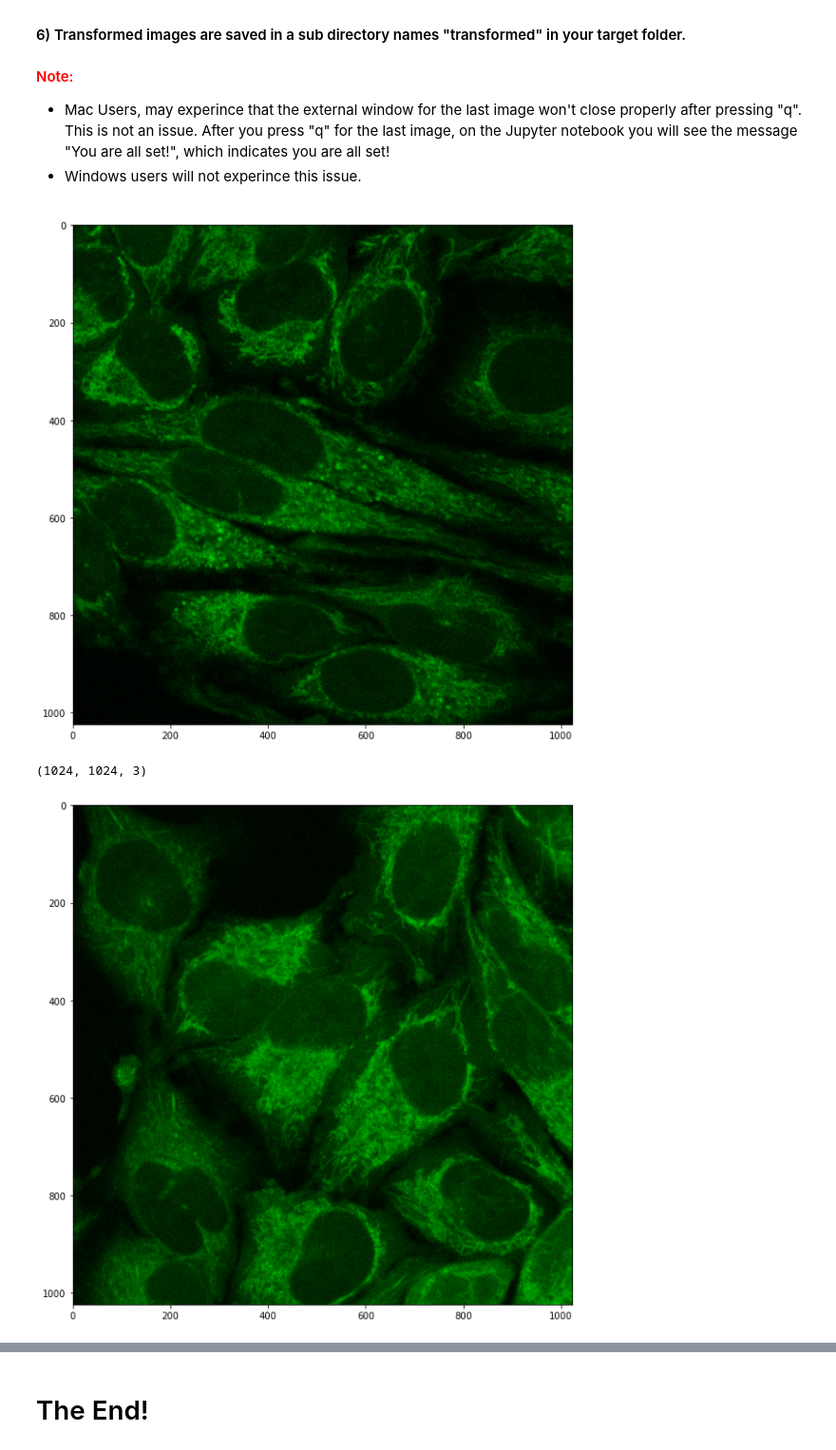
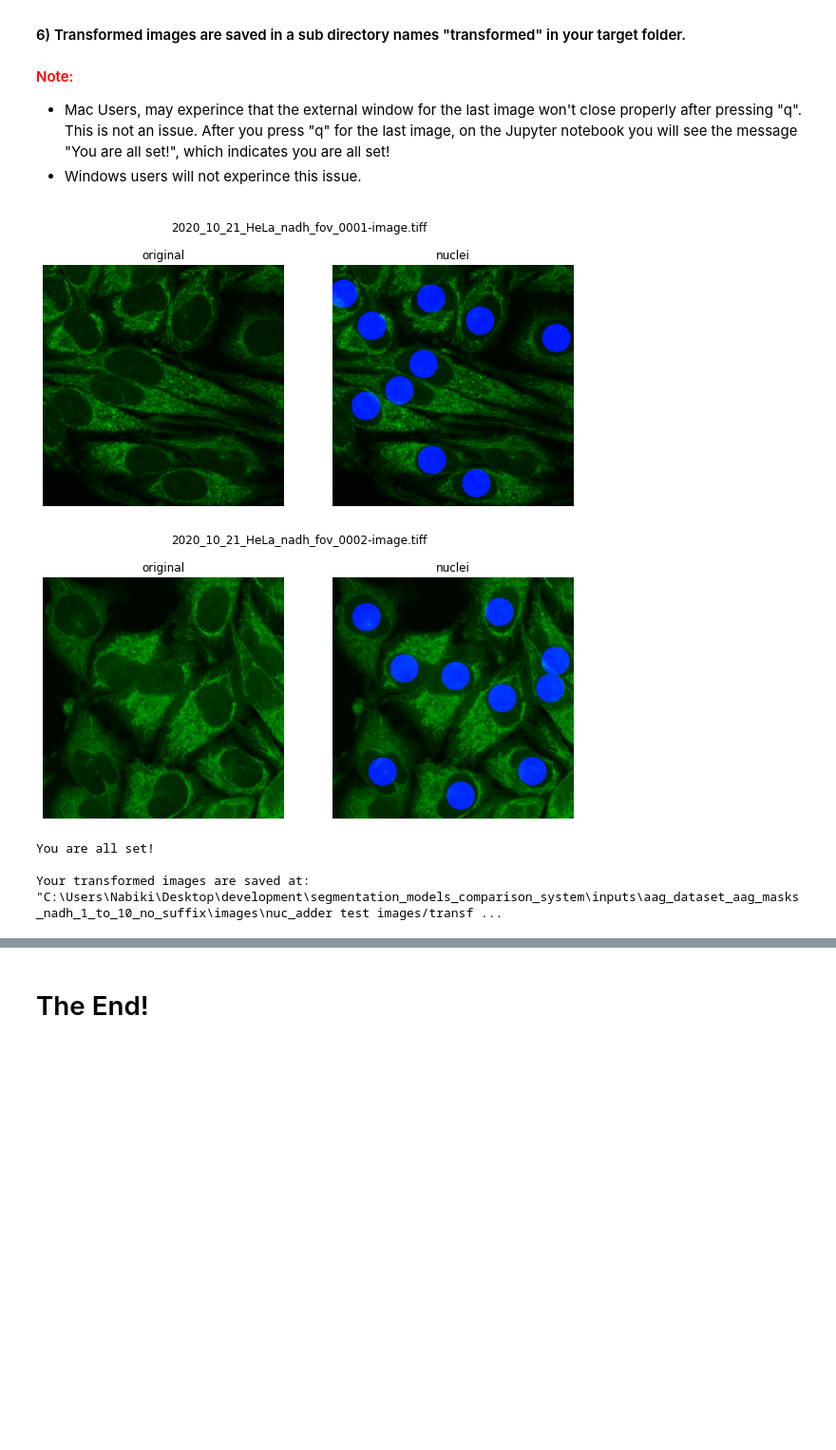
Before and after one commit to emmanuel-contreras/Mito-Hacker, a Jupyter notebook: Nuc_Adder.ipynb, the cells around one changed output, grey strips where cells are left out. Shown: that part at 95% size. Saved outputs shown, nothing was run; the diff lists cells and outputs as text; code cells hidden in the pictures; folded sections open; blank space fills up the shorter version.

Commit message:
changed the way nuclei images are displayed on opencv, made sure nuclei are added to the correct channel without disrupting R or G channels

```diff
--- a/Nuc_Adder.ipynb
+++ b/Nuc_Adder.ipynb
@@ -130,9 +132,6 @@ for image in cleaned_list:
 
     img1 = plt.imread(image_address,-1)
     img = deepcopy(img1)
-    plt.figure(figsize=(10,10))
-    plt.imshow(img1)
-    plt.show()
     how_many = 1#cemia.how_many_cells()
 
     for i in range(how_many):
@@ -168,37 +167,50 @@ for image in cleaned_list:
                     current_former_y = former_y
                     points.append((current_former_x,current_former_y))
 
             return former_x,former_y, points
 
         cv2.namedWindow("Kashatus Lab",cv2.WINDOW_NORMAL)
         cv2.resizeWindow("Kashatus Lab",img.shape[0]//2,img.shape[1]//2)
         cv2.setMouseCallback('Kashatus Lab',boundary)
         while(1):
             cv2.imshow('Kashatus Lab',cv2.cvtColor(img, cv2.COLOR_BGR2RGB))
             if cv2.waitKey(1) & 0xFF == ord('q'):
                 roi_corners = np.array(points, dtype=np.int32);
                 roi_array.append(roi_corners)
                 break
 
         cv2.waitKey(1)
         cv2.destroyAllWindows()
         cv2.waitKey(1)
-        img_temp = deepcopy(img)
-        print(img.shape)
+        img_temp = deepcopy(img1)
+        img = deepcopy(img1)
+        # print(img.shape)
         for x,y in points:
             #print(f"radii: {radii[-1]}")
             cv2.circle(img_temp, (x,y), radii[-1], color=(0,0,255), thickness=-1, lineType=8, shift=0)
     img[:,:,2] = img_temp[:,:,2]
-#     plt.figure()
-#     plt.imshow(img[:,:,0])
+
+    ## plot figures
+    fig, ax = plt.subplots(1,2, figsize=(10,5))
+    fig.suptitle(f"{image}")
+    ax[0].title.set_text("original")
+    ax[0].set_axis_off()
+    ax[0].imshow(img1)
+    ax[1].title.set_text("nuclei")
+    ax[1].set_axis_off()
+    ax[1].imshow(img)
+    plt.show()
+
 
     trans_file_name = image[:image.rfind('.')] + '_transformed' + image[image.rfind('.'):]
     output_address = os.path.join(address,'transformed', trans_file_name)
     cv2.imwrite(output_address,cv2.cvtColor(img, cv2.COLOR_RGB2BGR))
 
 print('\nYou are all set!')
 print(f'\nYour transformed images are saved at: "{address}/transformed/" and are eady to to be used by other tools at CeMiA.')
 # %% [output]
-[figure, old version]
+[figure, new version]
+[figure, new version]
-(1024, 1024, 3)
+You are all set!
+
+Your transformed images are saved at: "C:\Users\Nabiki\Desktop\development\segmentation_models_comparison_system\inputs\aag_dataset_aag_masks_nadh_1_to_10_no_suffix\images\nuc_adder test images/transf ...
-[figure, old version]
```
Also changed, not shown: parts of 4 cells of this notebook.
